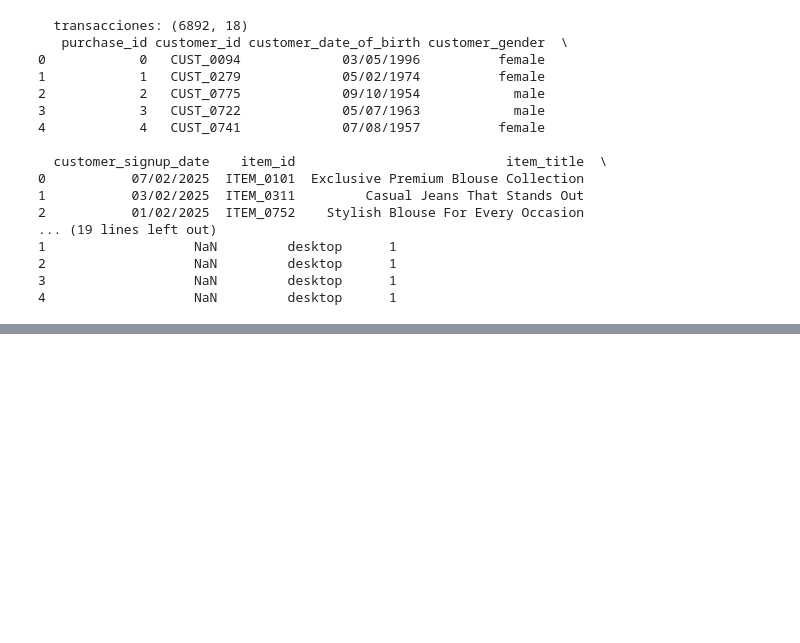
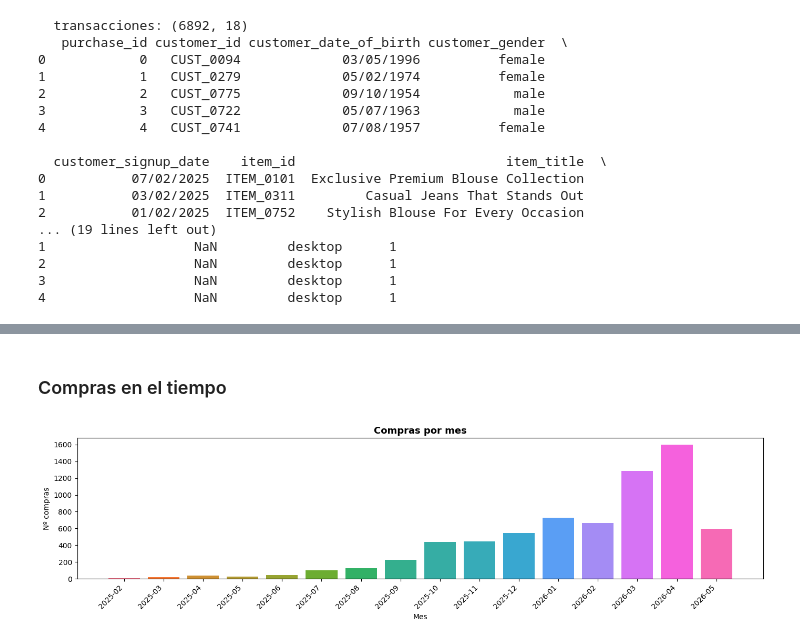
Before and after one commit to Jessebnda/ml26_01_JJJ, a Jupyter notebook: src/ml26/PF2/eda.ipynb, the cells around one changed output, grey strips where cells are left out. Drawn from its saved outputs; the diff is of its cells as text; code cells hidden in the pictures; blank space fills up the shorter version.

```diff
--- a/src/ml26/PF2/eda.ipynb
+++ b/src/ml26/PF2/eda.ipynb
@@ -85,0 +96,27 @@ profile.to_file("output_report.html")
+# %%
+# ── Fecha de referencia del snapshot ─────────────────────────────────────────
+SNAPSHOT_DATE = pd.Timestamp("2026-05-14")
+DATE_FMT      = "%d/%m/%Y"
+
+df = transacciones.copy()
+
+# Parsear fechas
+date_cols = [
+    "customer_date_of_birth",
+    "customer_signup_date",
+    "item_release_date",
+    "purchase_timestamp",
+]
+for col in date_cols:
+    df[col] = pd.to_datetime(df[col], format=DATE_FMT, errors="coerce")
+
+# Columnas derivadas clave
+df["customer_age"]          = (SNAPSHOT_DATE - df["customer_date_of_birth"]).dt.days // 365
+df["customer_tenure_days"]  = (SNAPSHOT_DATE - df["customer_signup_date"]).dt.days
+df["days_since_release"]    = (df["purchase_timestamp"] - df["item_release_date"]).dt.days
+df["days_since_purchase"]   = (SNAPSHOT_DATE - df["purchase_timestamp"]).dt.days
+df["purchase_month"]        = df["purchase_timestamp"].dt.to_period("M").astype(str)
+df["purchase_dow"]          = df["purchase_timestamp"].dt.day_name()
+
+print(df[["customer_age", "customer_tenure_days",
+          "days_since_release", "days_since_purchase"]].describe().round(1))
@@ -85,0 +143,17 @@ profile.to_file("output_report.html")
+# %% [markdown]
+### Compras en el tiempo
+# %%
+monthly = df.groupby("purchase_month").size().reset_index(name="n_purchases")
+
+fig, ax = plt.subplots(figsize=(14, 4))
+ax.bar(monthly["purchase_month"], monthly["n_purchases"],
+       color=sns.color_palette(PALETTE, len(monthly)))
+ax.set_title("Compras por mes", fontsize=13, fontweight="bold")
+ax.set_xlabel("Mes")
+ax.set_ylabel("Nº compras")
+plt.xticks(rotation=45, ha="right")
+plt.tight_layout()
+plt.savefig(PLOTS_DIR / "02_compras_por_mes.png", dpi=150, bbox_inches="tight")
+plt.show()
+# %% [output]
+[figure, added]
```
Also changed, not shown: parts of 12 cells of this notebook.
